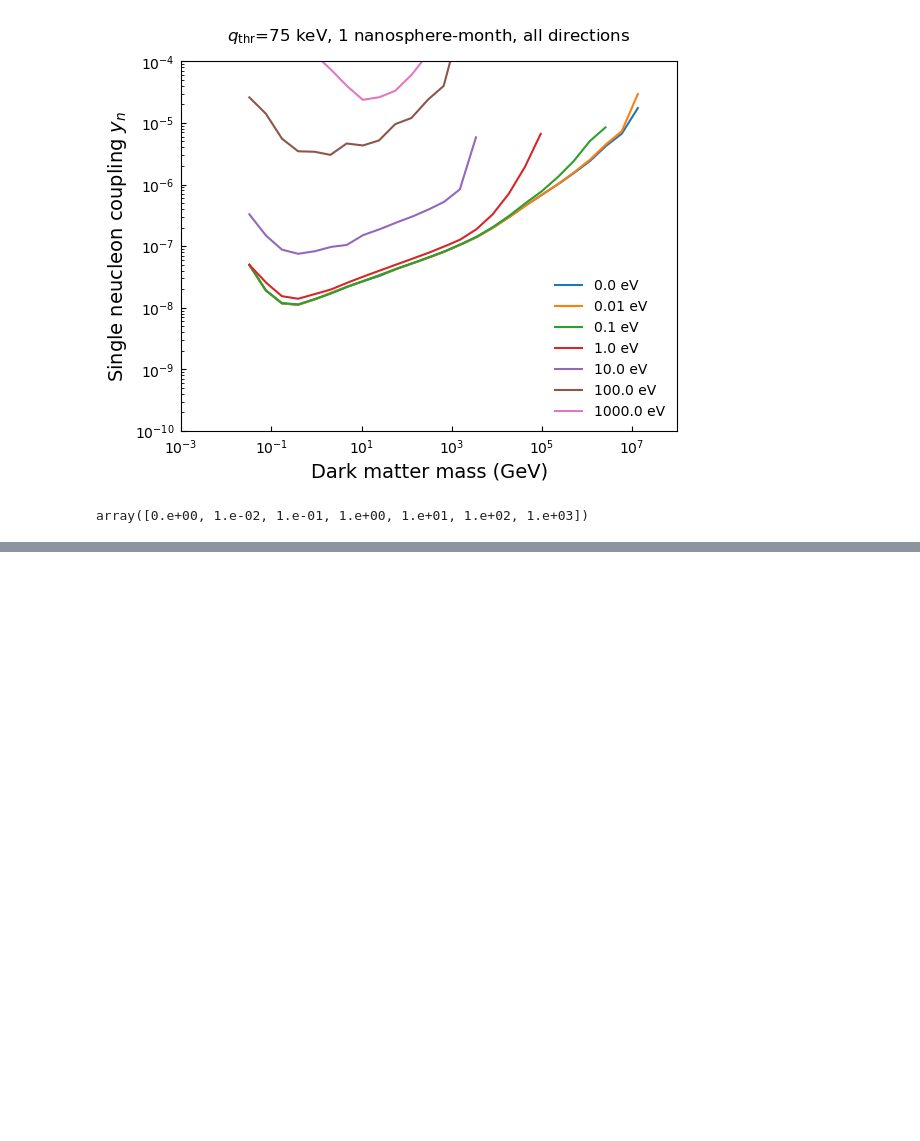
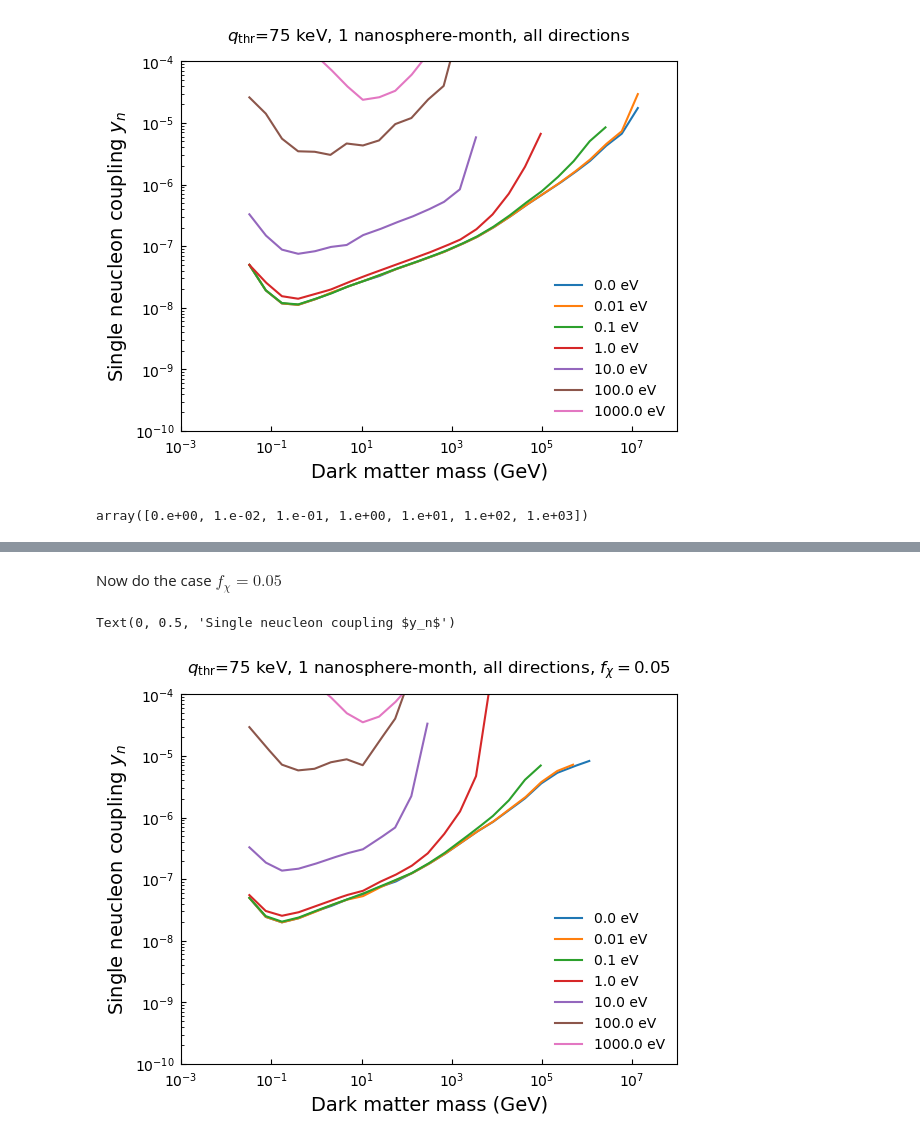
Before and after one commit to yuhants/impulse, a Jupyter notebook: yuhan/set_limits_composite_dm.ipynb, the cells around one changed output, grey strips where cells are left out. Saved outputs shown, nothing was run; the diff lists cells and outputs as text; code cells hidden in the pictures; blank space fills up the shorter version.

```diff
--- a/yuhan/set_limits_composite_dm.ipynb
+++ b/yuhan/set_limits_composite_dm.ipynb
@@ -90,0 +287,28 @@ for a in ax.flatten():
+# %% [markdown]
+Now do the case $f_\chi = 0.05$
+# %%
+alpha_file = np.load('alpha_n_75kev_1spheremonth_alldirs_fchi_0_05.npz', allow_pickle='True')
+
+mphi = alpha_file['mediator_mass']
+mx_gev = alpha_file['mx_gev']
+alpha_lim = alpha_file['alpha_n_lim']
+
+yn_limit = alpha_lim * 4 * np.pi / 2
+
+# Plot the yn limits
+fig, ax = plt.subplots()
+
+for i, lim in enumerate(yn_limit):
+    ax.loglog(mx_gev[i], lim, label=f'{mphi[i]} eV')
+
+ax.set_xlim(1e-3, 1e8)
+ax.set_ylim(1e-10, 1e-4)
+ax.tick_params(axis='both', which='both', direction="in", pad=5)
+
+ax.set_title(r'$q_{\mathrm{thr}}$=75 keV, 1 nanosphere-month, all directions, $f_\chi=0.05$', fontsize=12, pad=15)
+ax.legend(frameon=False, fontsize=10)
+ax.set_xlabel('Dark matter mass (GeV)', fontsize=14)
+ax.set_ylabel(r'Single neucleon coupling $y_n$', fontsize=14)
+# %% [output]
+Text(0, 0.5, 'Single neucleon coupling $y_n$')
+[figure, added]
```
Also changed, not shown: parts of 18 cells of this notebook, 2 other files.
